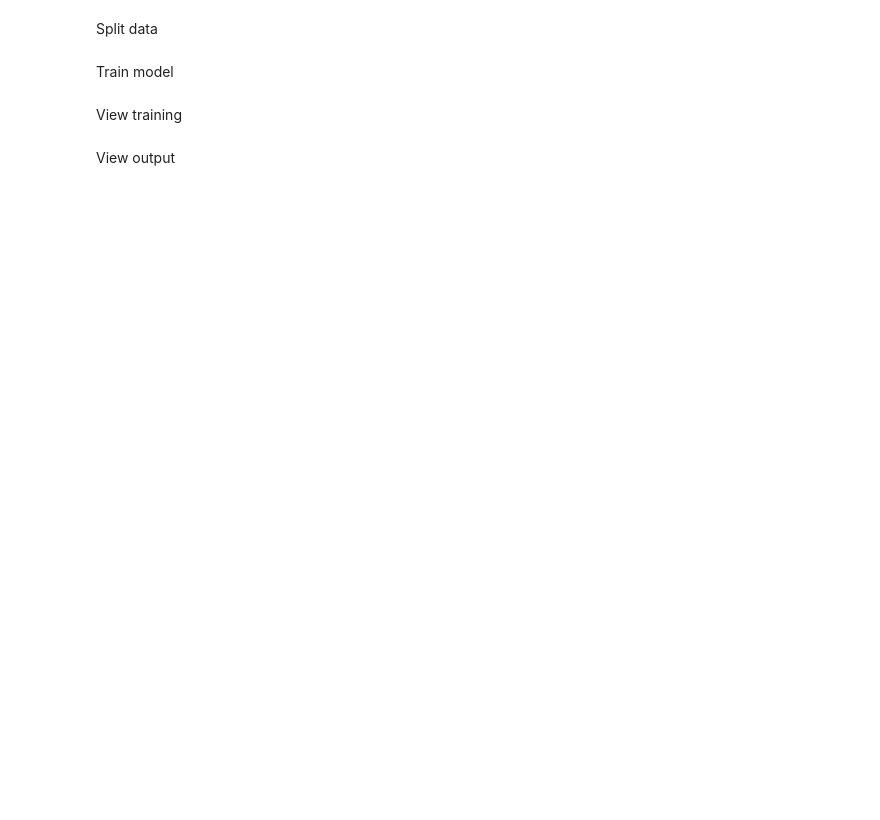
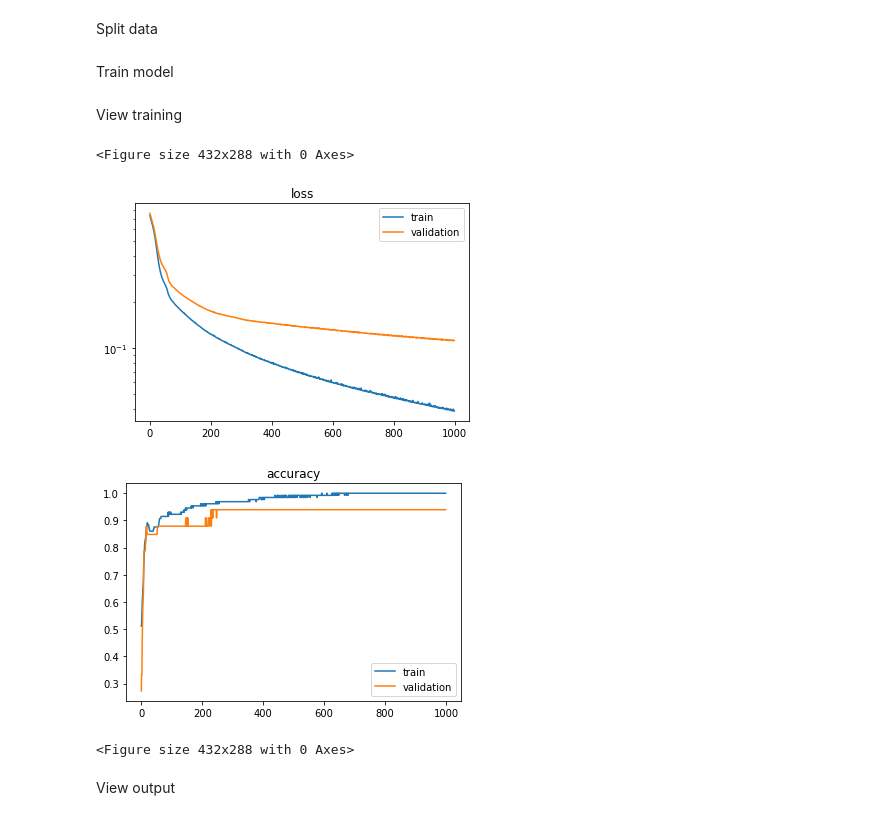
Before and after one commit to gglaubit/amr_capstone, a Jupyter notebook: processing/train_ramp_network.ipynb, the cells around one changed output. Saved outputs shown, nothing was run; the diff lists cells and outputs as text; code cells hidden in the pictures; blank space fills up the shorter version.

```diff
--- a/processing/train_ramp_network.ipynb
+++ b/processing/train_ramp_network.ipynb
@@ -16,7 +16,7 @@ tf.random.set_seed(1)
 Set parameters
 # %%
 # file with training input and output data: format is x,y
-input_file = 'RampSuccessData_FEB20.csv'
+input_file = 'RampData_MAR2_success.csv'
 
 # names of input/output columns
 inputs = ['mu', 'length', 'angle']
@@ -61,32 +52,38 @@ Compile model
 input_shape = x.shape[1:]
 full_model_input = keras.Input(shape=input_shape)
 normalized_input = normalizer(full_model_input)
-full_model_output = model(normalized_input)
+dense_layer = keras.layers.Dense(5, activation='relu')(normalized_input)
+full_model_output = keras.layers.Dense(output_size, activation='sigmoid')(dense_layer)
 full_model = keras.Model(full_model_input, full_model_output)
 full_model.compile(loss='binary_crossentropy',optimizer='adam',metrics=['accuracy'])
 # %% [markdown]
 Split data
 # %%
-x_train, x_val, y_train, y_val = train_test_split(x, y, test_size=0.33, shuffle=True)
+x_train, x_val, y_train, y_val = train_test_split(x, y, test_size=0.2, shuffle=True)
 # %% [markdown]
 Train model
 # %%
-model_output = full_model.fit(x_train,y_train,epochs=200,batch_size=5,verbose=0,validation_data=(x_val,y_val)) # check validation
+model_output = full_model.fit(x_train,y_train,epochs=1000,batch_size=5,verbose=0,validation_data=(x_val,y_val)) # check validation
 # %% [markdown]
 View training
 # %%
-#plt.yscale('log')
+plt.yscale('log')
 plt.title('loss')
 plt.plot(model_output.history['loss'], label='train')
 plt.plot(model_output.history['val_loss'], label='validation')
 plt.legend()
 plt.figure()
 #plt.yscale('log')
 plt.title('accuracy')
 plt.plot(model_output.history['accuracy'], label='train')
 plt.plot(model_output.history['val_accuracy'], label='validation')
 plt.legend()
 plt.figure()
+# %% [output]
+<Figure size 432x288 with 0 Axes>
+[figure, added]
+[figure, added]
+<Figure size 432x288 with 0 Axes>
 # %% [markdown]
 View output
 # %%
```
Also changed, not shown: parts of 5 cells of this notebook, 3 other files.
